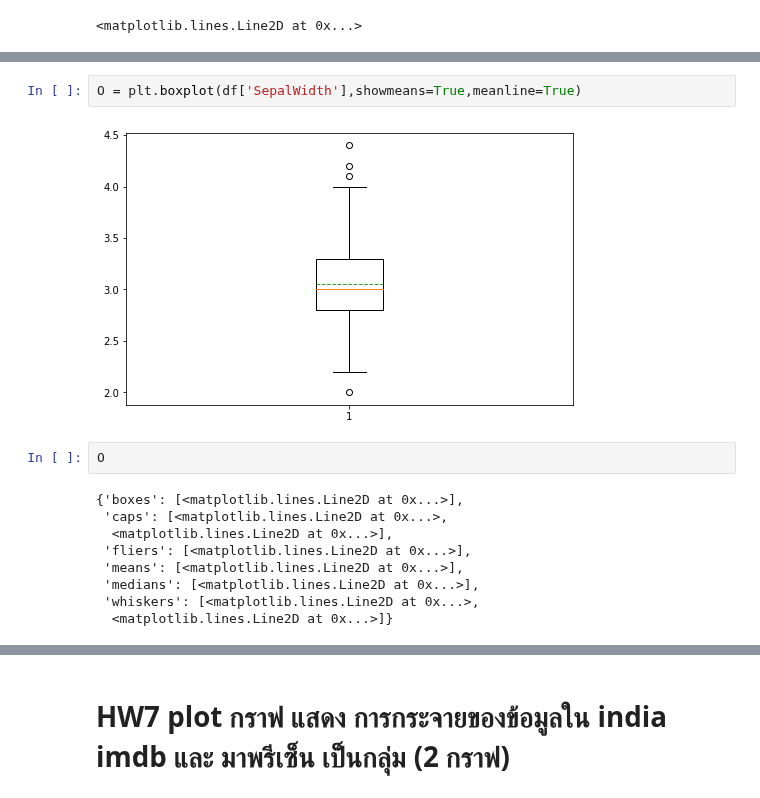
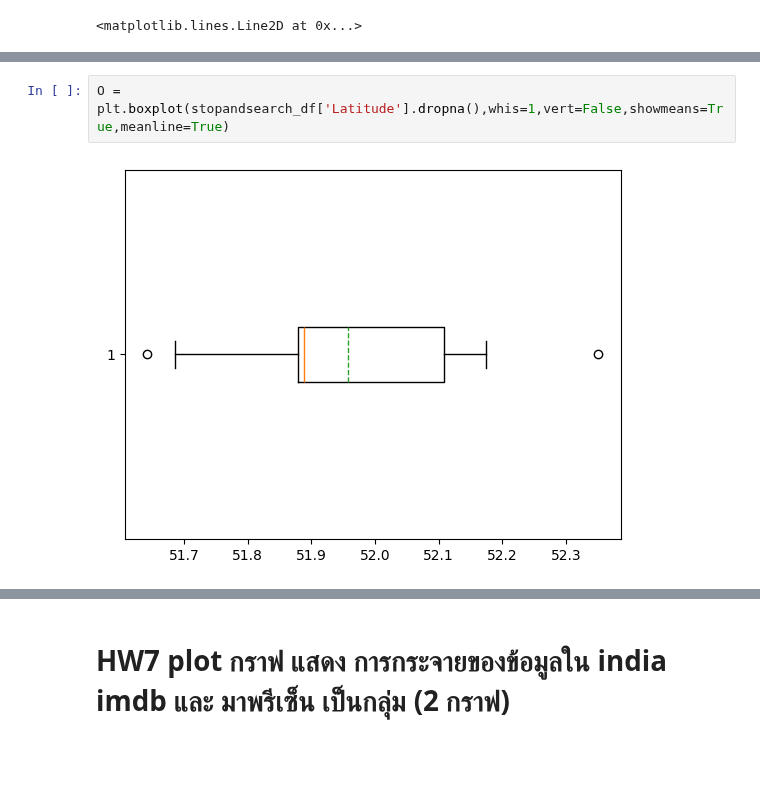
Before and after one commit to MeeGyo/dataviz2025, a Jupyter notebook: Copy_of_Visualize_Data_Distribution.ipynb, the cells around one changed output, grey strips where cells are left out. Saved outputs shown, nothing was run; the diff lists cells and outputs as text; blank space fills up the shorter version.

```diff
--- a/Copy_of_Visualize_Data_Distribution.ipynb
+++ b/Copy_of_Visualize_Data_Distribution.ipynb
@@ -361,15 +454,4 @@ array([2. , 4.4, 4.1, 4.2])
 # %%
-O = plt.boxplot(df['SepalWidth'],showmeans=True,meanline=True)
+O = plt.boxplot(stopandsearch_df['Latitude'].dropna(),whis=1,vert=False,showmeans=True,meanline=True)
 # %% [output]
-[figure, old version]
+[figure, new version]
-# %%
-O
-# %% [output]
-{'boxes': [<matplotlib.lines.Line2D at 0x...>],
- 'caps': [<matplotlib.lines.Line2D at 0x...>,
-  <matplotlib.lines.Line2D at 0x...>],
- 'fliers': [<matplotlib.lines.Line2D at 0x...>],
- 'means': [<matplotlib.lines.Line2D at 0x...>],
- 'medians': [<matplotlib.lines.Line2D at 0x...>],
- 'whiskers': [<matplotlib.lines.Line2D at 0x...>,
-  <matplotlib.lines.Line2D at 0x...>]}
```
Also changed, not shown: parts of 36 cells of this notebook.
